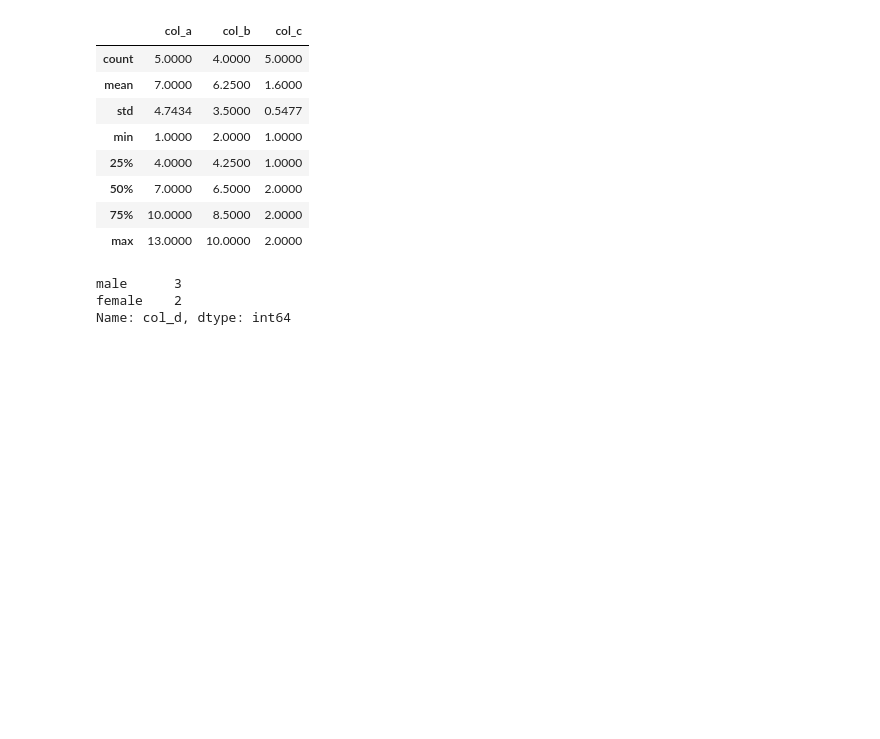
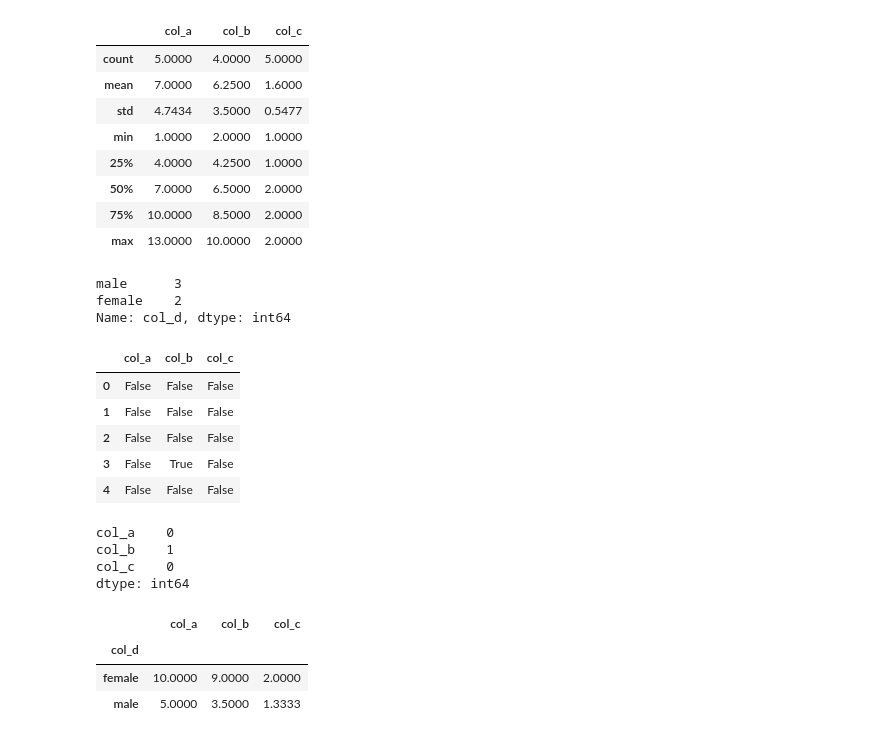
Before and after one commit to hirokimituya/book_create-profitable-AI-with-Python, a Jupyter notebook: l2_02_pandas.ipynb, the cells around one changed output. Cells and saved outputs as stored; diff of their text form; code cells hidden in the pictures; blank space fills up the shorter version.

```diff
--- a/l2_02_pandas.ipynb
+++ b/l2_02_pandas.ipynb
@@ -314,3 +314,30 @@ df7['col_d'].value_counts()
 male      3
 female    2
 Name: col_d, dtype: int64
+# %%
+# NULL値チェック
+display(df.isnull())
+# %% [output]
+|  | col_a | col_b | col_c |
+| 0 | False | False | False |
+| 1 | False | False | False |
+| 2 | False | False | False |
+| 3 | False | True | False |
+| 4 | False | False | False |
+# %%
+# 列単位の欠損値集計
+print(df.isnull().sum())
+# %% [output]
+col_a    0
+col_b    1
+col_c    0
+dtype: int64
+# %%
+# groupby関数でcol_bの項目値ごとの集計
+df8 = df7.groupby('col_d').mean()
+display(df8)
+# %% [output]
+|  | col_a | col_b | col_c |
+| col_d |  |  |  |
+| female | 10.0000 | 9.0000 | 2.0000 |
+| male | 5.0000 | 3.5000 | 1.3333 |
```
Also changed, not shown: parts of 1 cell of this notebook.
